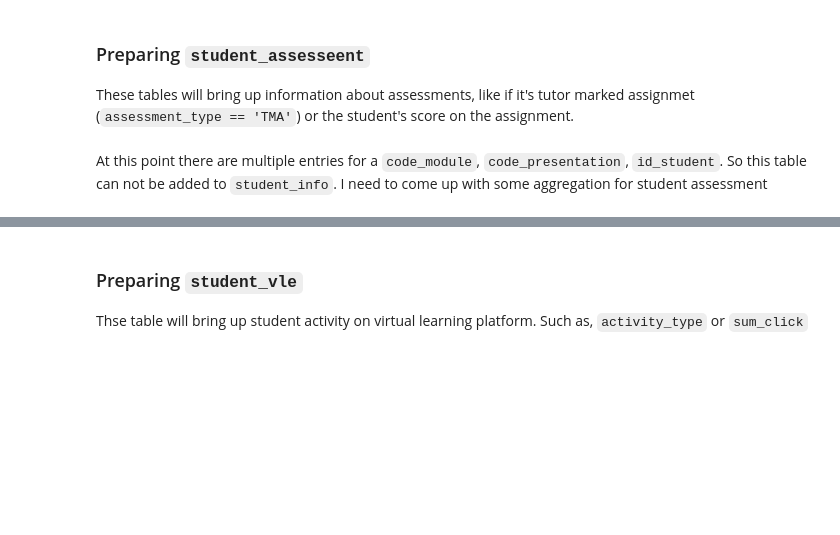
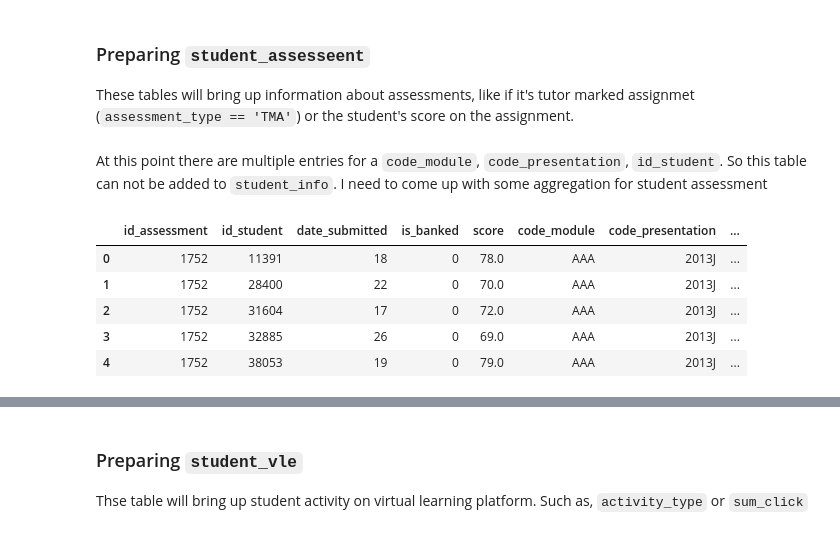
Before and after one commit to tevfikcagridural/student-success, a Jupyter notebook: Data_Wrangling.ipynb, the cells around one changed output, grey strips where cells are left out. Saved outputs shown, nothing was run; the diff lists cells and outputs as text; code cells hidden in the pictures; blank space fills up the shorter version.

```diff
--- a/Data_Wrangling.ipynb
+++ b/Data_Wrangling.ipynb
@@ -222,0 +369,9 @@ At this point there are multiple entries for a `code_module`, `code_presentation
+# %%
+student_assessment.head()
+# %% [output]
+|  | id_assessment | id_student | date_submitted | is_banked | score | code_module | code_presentation | ... |
+| 0 | 1752 | 11391 | 18 | 0 | 78.0 | AAA | 2013J | ... |
+| 1 | 1752 | 28400 | 22 | 0 | 70.0 | AAA | 2013J | ... |
+| 2 | 1752 | 31604 | 17 | 0 | 72.0 | AAA | 2013J | ... |
+| 3 | 1752 | 32885 | 26 | 0 | 69.0 | AAA | 2013J | ... |
+| 4 | 1752 | 38053 | 19 | 0 | 79.0 | AAA | 2013J | ... |
```
Also changed, not shown: parts of 31 cells of this notebook.
